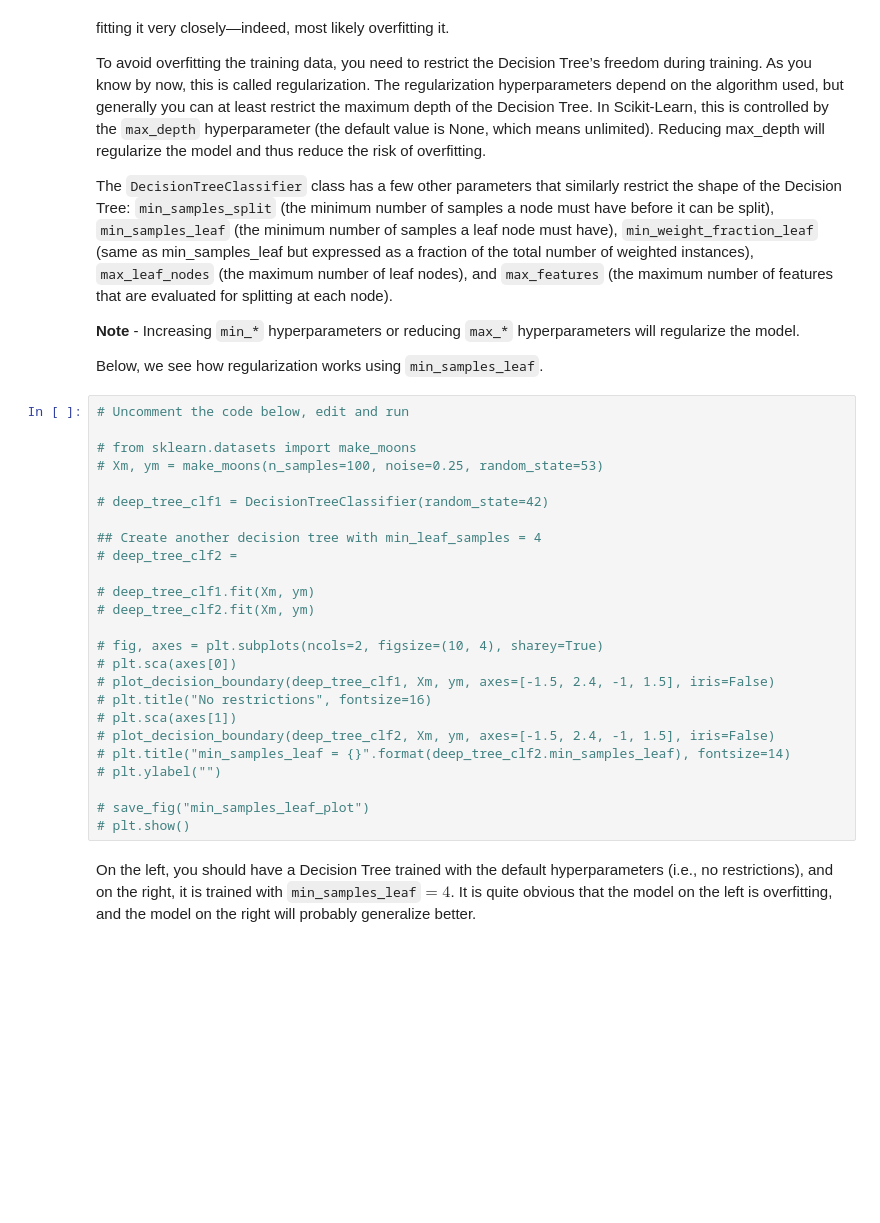
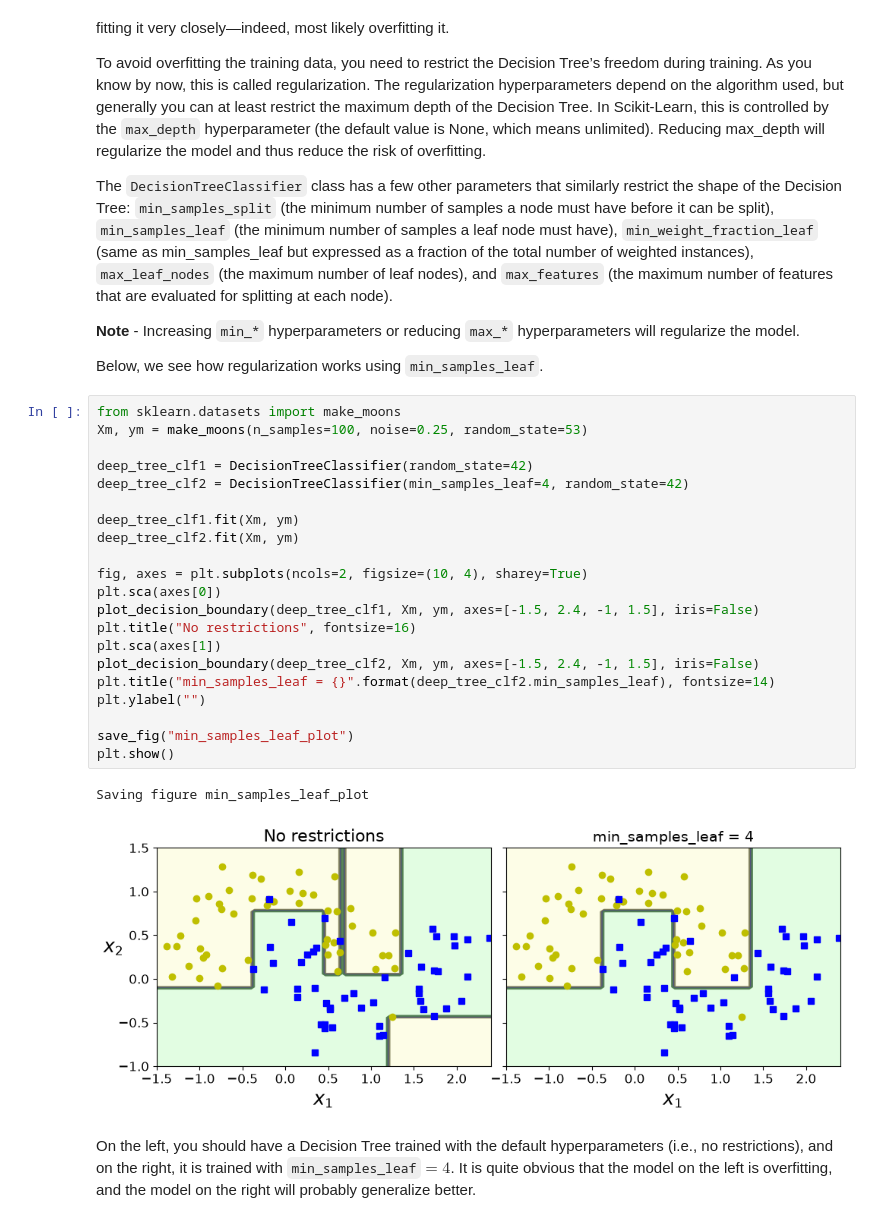
Before and after one commit to SaidAit01/Machine-Learning-Labs, a Jupyter notebook: week3_DecisionTrees_RFs_Ensemble.ipynb, the cells around one changed output. Drawn from its saved outputs; the diff is of its cells as text; blank space fills up the shorter version.

```diff
--- a/week3_DecisionTrees_RFs_Ensemble.ipynb
+++ b/week3_DecisionTrees_RFs_Ensemble.ipynb
@@ -174,30 +224,29 @@ The `DecisionTreeClassifier` class has a few other parameters that similarly res
 
 Below, we see how regularization works using `min_samples_leaf`.
 # %%
-# Uncomment the code below, edit and run
+from sklearn.datasets import make_moons
+Xm, ym = make_moons(n_samples=100, noise=0.25, random_state=53)
 
-# from sklearn.datasets import make_moons
-# Xm, ym = make_moons(n_samples=100, noise=0.25, random_state=53)
+deep_tree_clf1 = DecisionTreeClassifier(random_state=42)
+deep_tree_clf2 = DecisionTreeClassifier(min_samples_leaf=4, random_state=42)
 
-# deep_tree_clf1 = DecisionTreeClassifier(random_state=42)
+deep_tree_clf1.fit(Xm, ym)
+deep_tree_clf2.fit(Xm, ym)
 
-## Create another decision tree with min_leaf_samples = 4
-# deep_tree_clf2 =
+fig, axes = plt.subplots(ncols=2, figsize=(10, 4), sharey=True)
+plt.sca(axes[0])
+plot_decision_boundary(deep_tree_clf1, Xm, ym, axes=[-1.5, 2.4, -1, 1.5], iris=False)
+plt.title("No restrictions", fontsize=16)
+plt.sca(axes[1])
+plot_decision_boundary(deep_tree_clf2, Xm, ym, axes=[-1.5, 2.4, -1, 1.5], iris=False)
+plt.title("min_samples_leaf = {}".format(deep_tree_clf2.min_samples_leaf), fontsize=14)
+plt.ylabel("")
 
-# deep_tree_clf1.fit(Xm, ym)
-# deep_tree_clf2.fit(Xm, ym)
-
-# fig, axes = plt.subplots(ncols=2, figsize=(10, 4), sharey=True)
-# plt.sca(axes[0])
-# plot_decision_boundary(deep_tree_clf1, Xm, ym, axes=[-1.5, 2.4, -1, 1.5], iris=False)
-# plt.title("No restrictions", fontsize=16)
-# plt.sca(axes[1])
-# plot_decision_boundary(deep_tree_clf2, Xm, ym, axes=[-1.5, 2.4, -1, 1.5], iris=False)
-# plt.title("min_samples_leaf = {}".format(deep_tree_clf2.min_samples_leaf), fontsize=14)
-# plt.ylabel("")
-
-# save_fig("min_samples_leaf_plot")
-# plt.show()
+save_fig("min_samples_leaf_plot")
+plt.show()
+# %% [output]
+Saving figure min_samples_leaf_plot
+[figure, added]
 # %% [markdown]
 On the left, you should have a Decision Tree trained with the default hyperparameters (i.e., no restrictions), and on the right, it is trained with `min_samples_leaf`$=4$. It is quite obvious that the model on the left is overfitting, and the model on the right will probably generalize better.
 # %% [markdown]
```
Also changed, not shown: parts of 15 cells of this notebook, 6 other files.
